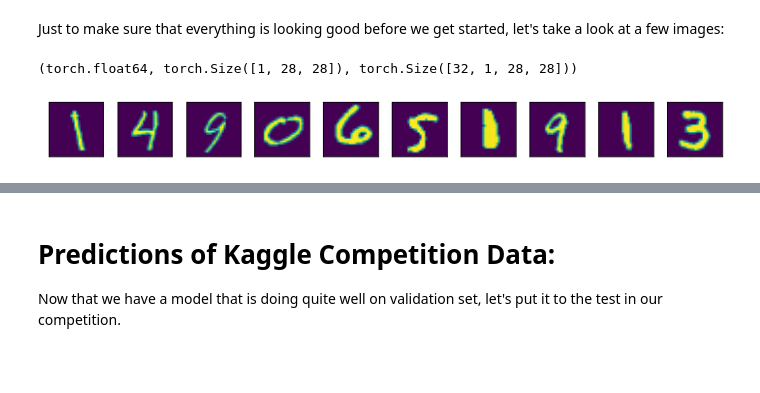
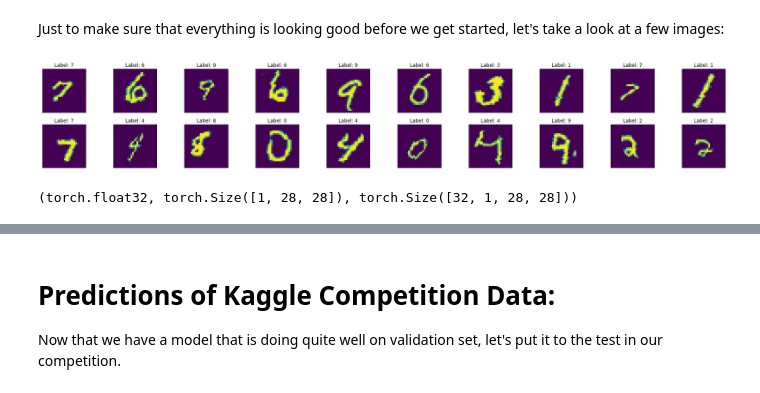
Before and after one commit to wcneill/kaggle, a Jupyter notebook: mnist/lnet5_mnist.ipynb, the cells around one changed output, grey strips where cells are left out. Drawn from its saved outputs; the diff is of its cells as text; code cells hidden in the pictures; blank space fills up the shorter version.

```diff
--- a/mnist/lnet5_mnist.ipynb
+++ b/mnist/lnet5_mnist.ipynb
@@ -76,17 +82,20 @@ Just to make sure that everything is looking good before we get started, let's t
 # %%
 images, labels = iter(trainload).next()
 
-fig, axes = plt.subplots(1, 10, figsize=(10, 15))
-for i, im in enumerate(images[:10]):
-    axes[i].imshow(im.squeeze())
-    axes[i].set_xticks([])
-    axes[i].set_yticks([])
-plt.tight_layout();
+fig = plt.figure(figsize=(25,4))
+
+for i in range(20):
+    ax = fig.add_subplot(2, 20/2, i+1, xticks=[], yticks=[])
+    ax.set_title(f'Label: {labels[i].item()}')
+    ax.imshow(images[i].squeeze())
+
+plt.tight_layout()
+plt.show()
 
 images[0].dtype, images[0].shape, images.shape
 # %% [output]
+[figure, new version]
-(torch.float64, torch.Size([1, 28, 28]), torch.Size([32, 1, 28, 28]))
+(torch.float32, torch.Size([1, 28, 28]), torch.Size([32, 1, 28, 28]))
-[figure, old version]
 # %%
 class LeNet(nn.Module):
     def __init__(self):
```
Also changed, not shown: parts of 10 cells of this notebook.
